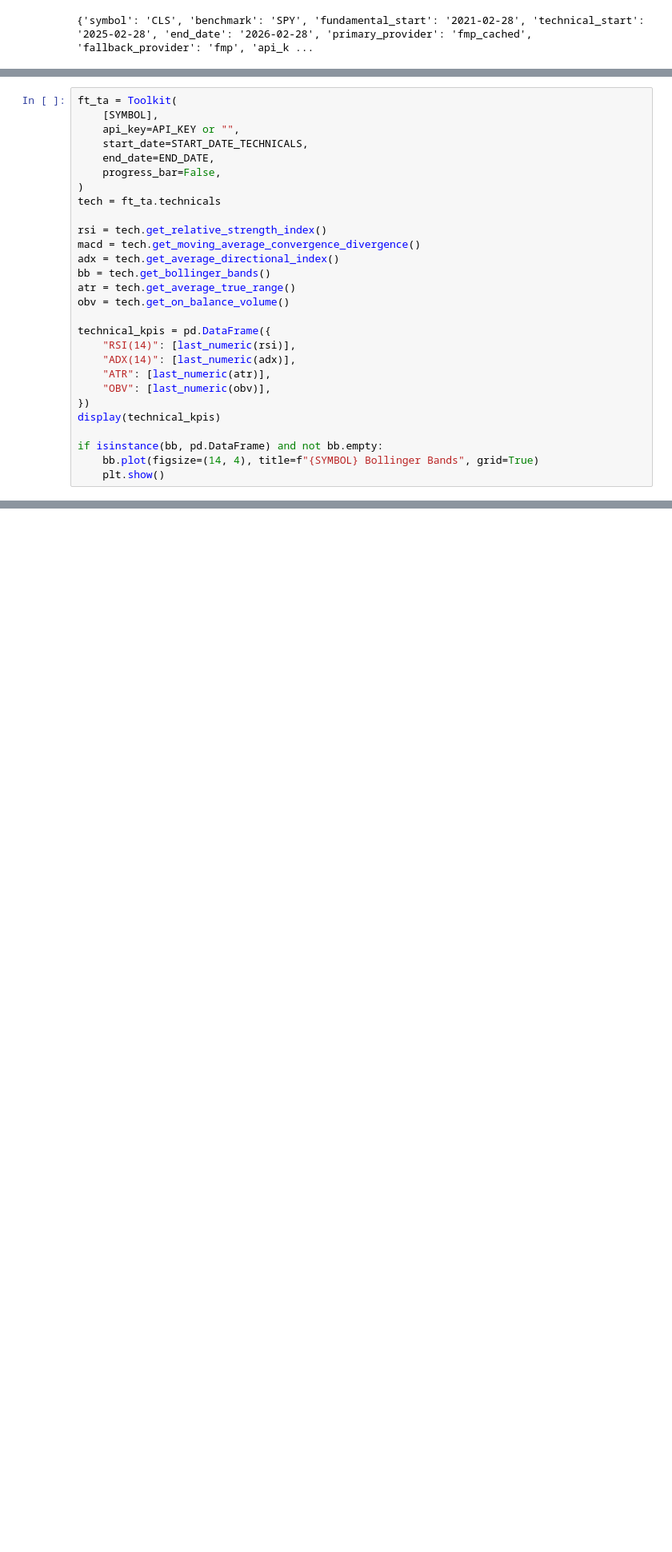
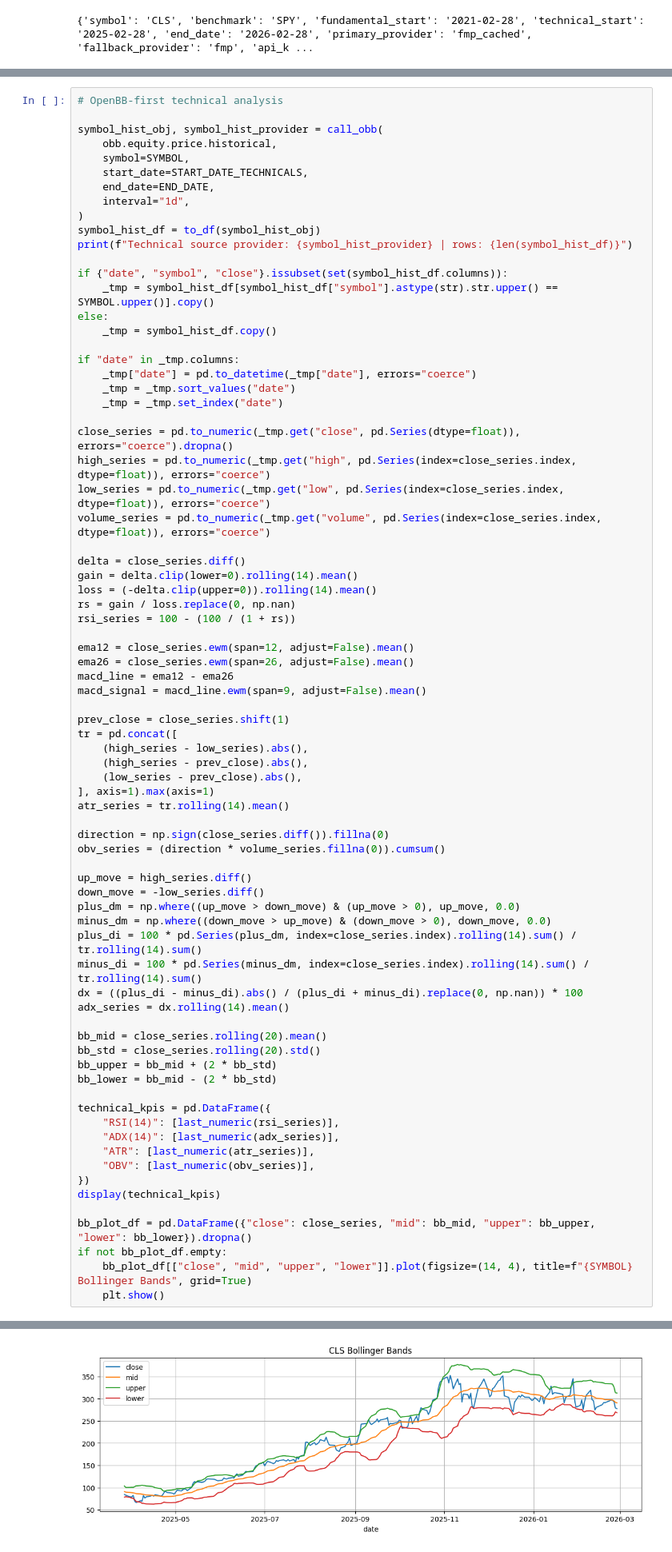
Before and after one commit to prajoria/OpenBB, a Jupyter notebook: Analysis/00. single_stock_analysis_playbook_template.ipynb, the cells around one changed output, grey strips where cells are left out. Shown at 80% size. Cells and saved outputs as stored; diff of their text form; blank space fills up the shorter version.

Commit message:
Update stock analysis notebook and sync OpenBB core assets

```diff
--- a/Analysis/00. single_stock_analysis_playbook_template.ipynb
+++ b/Analysis/00. single_stock_analysis_playbook_template.ipynb
@@ -360,28 +396,77 @@ AttributeError: 'Ratios' object has no attribute 'get_revenue_growth'
 # %%
-ft_ta = Toolkit(
-    [SYMBOL],
-    api_key=API_KEY or "",
+# OpenBB-first technical analysis
+
+symbol_hist_obj, symbol_hist_provider = call_obb(
+    obb.equity.price.historical,
+    symbol=SYMBOL,
     start_date=START_DATE_TECHNICALS,
     end_date=END_DATE,
-    progress_bar=False,
+    interval="1d",
 )
-tech = ft_ta.technicals
+symbol_hist_df = to_df(symbol_hist_obj)
+print(f"Technical source provider: {symbol_hist_provider} | rows: {len(symbol_hist_df)}")
 
-rsi = tech.get_relative_strength_index()
-macd = tech.get_moving_average_convergence_divergence()
-adx = tech.get_average_directional_index()
-bb = tech.get_bollinger_bands()
-atr = tech.get_average_true_range()
-obv = tech.get_on_balance_volume()
+if {"date", "symbol", "close"}.issubset(set(symbol_hist_df.columns)):
+    _tmp = symbol_hist_df[symbol_hist_df["symbol"].astype(str).str.upper() == SYMBOL.upper()].copy()
+else:
+    _tmp = symbol_hist_df.copy()
+
+if "date" in _tmp.columns:
+    _tmp["date"] = pd.to_datetime(_tmp["date"], errors="coerce")
+    _tmp = _tmp.sort_values("date")
+    _tmp = _tmp.set_index("date")
+
+close_series = pd.to_numeric(_tmp.get("close", pd.Series(dtype=float)), errors="coerce").dropna()
+high_series = pd.to_numeric(_tmp.get("high", pd.Series(index=close_series.index, dtype=float)), errors="coerce")
+low_series = pd.to_numeric(_tmp.get("low", pd.Series(index=close_series.index, dtype=float)), errors="coerce")
+volume_series = pd.to_numeric(_tmp.get("volume", pd.Series(index=close_series.index, dtype=float)), errors="coerce")
+
+delta = close_series.diff()
+gain = delta.clip(lower=0).rolling(14).mean()
+loss = (-delta.clip(upper=0)).rolling(14).mean()
+rs = gain / loss.replace(0, np.nan)
+rsi_series = 100 - (100 / (1 + rs))
+
+ema12 = close_series.ewm(span=12, adjust=False).mean()
+ema26 = close_series.ewm(span=26, adjust=False).mean()
+macd_line = ema12 - ema26
+macd_signal = macd_line.ewm(span=9, adjust=False).mean()
+
+prev_close = close_series.shift(1)
+tr = pd.concat([
+    (high_series - low_series).abs(),
+    (high_series - prev_close).abs(),
+    (low_series - prev_close).abs(),
+], axis=1).max(axis=1)
+atr_series = tr.rolling(14).mean()
+
+direction = np.sign(close_series.diff()).fillna(0)
+obv_series = (direction * volume_series.fillna(0)).cumsum()
+
+up_move = high_series.diff()
+down_move = -low_series.diff()
+plus_dm = np.where((up_move > down_move) & (up_move > 0), up_move, 0.0)
+minus_dm = np.where((down_move > up_move) & (down_move > 0), down_move, 0.0)
+plus_di = 100 * pd.Series(plus_dm, index=close_series.index).rolling(14).sum() / tr.rolling(14).sum()
+minus_di = 100 * pd.Series(minus_dm, index=close_series.index).rolling(14).sum() / tr.rolling(14).sum()
+dx = ((plus_di - minus_di).abs() / (plus_di + minus_di).replace(0, np.nan)) * 100
+adx_series = dx.rolling(14).mean()
+
+bb_mid = close_series.rolling(20).mean()
+bb_std = close_series.rolling(20).std()
+bb_upper = bb_mid + (2 * bb_std)
+bb_lower = bb_mid - (2 * bb_std)
 
 technical_kpis = pd.DataFrame({
-    "RSI(14)": [last_numeric(rsi)],
-    "ADX(14)": [last_numeric(adx)],
-    "ATR": [last_numeric(atr)],
-    "OBV": [last_numeric(obv)],
+    "RSI(14)": [last_numeric(rsi_series)],
+    "ADX(14)": [last_numeric(adx_series)],
+    "ATR": [last_numeric(atr_series)],
+    "OBV": [last_numeric(obv_series)],
 })
 display(technical_kpis)
 
-if isinstance(bb, pd.DataFrame) and not bb.empty:
-    bb.plot(figsize=(14, 4), title=f"{SYMBOL} Bollinger Bands", grid=True)
+bb_plot_df = pd.DataFrame({"close": close_series, "mid": bb_mid, "upper": bb_upper, "lower": bb_lower}).dropna()
+if not bb_plot_df.empty:
+    bb_plot_df[["close", "mid", "upper", "lower"]].plot(figsize=(14, 4), title=f"{SYMBOL} Bollinger Bands", grid=True)
     plt.show()
+# %% [output]
@@ -388,2 +476,3 @@ if isinstance(bb, pd.DataFrame) and not bb.empty:
+[figure, added]
 # %% [markdown]
 ## Phase 4 — Valuation & Fair Value
```
Also changed, not shown: parts of 35 cells of this notebook, 2 other files.
